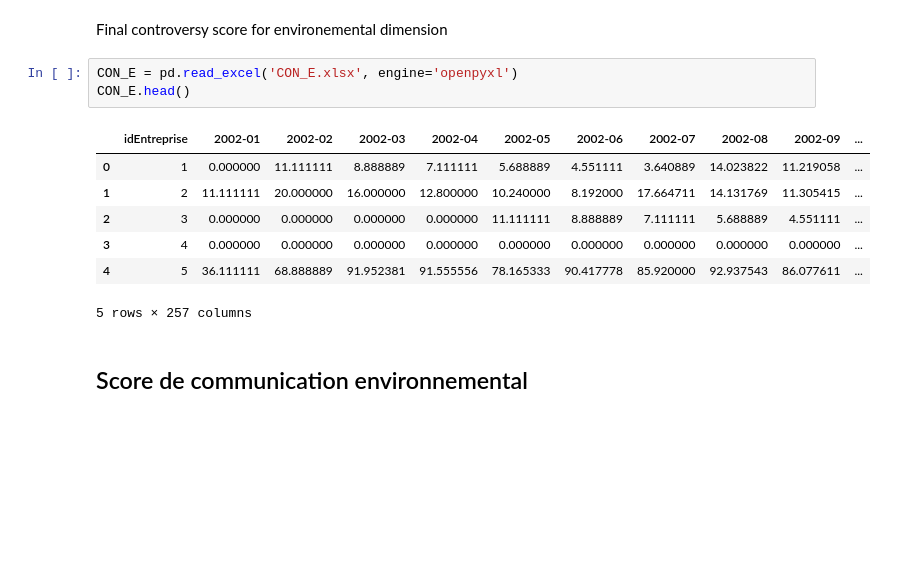
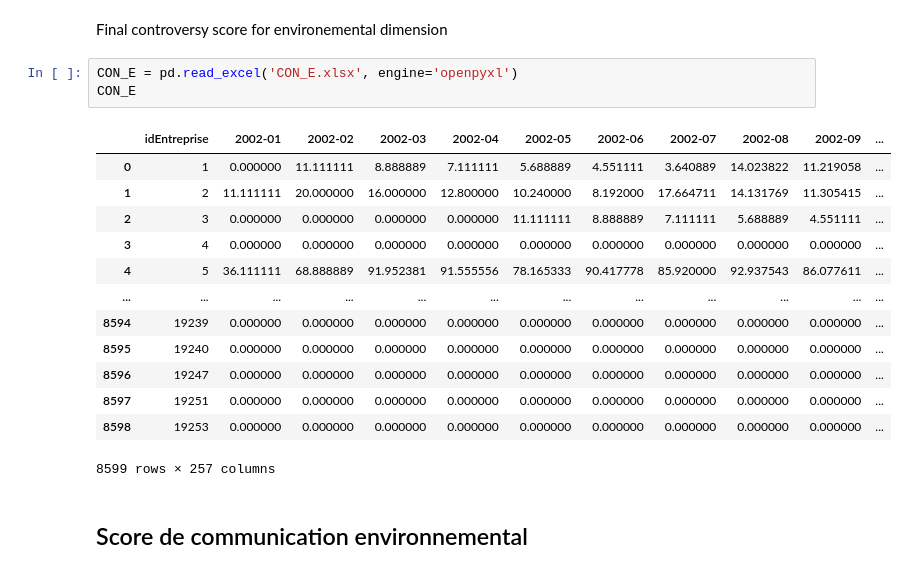
Before and after one commit to tgarnier067/Stat_app, a Jupyter notebook: Econometrie.ipynb, the cells around one changed output. Saved outputs shown, nothing was run; the diff lists cells and outputs as text; blank space fills up the shorter version.

```diff
--- a/Econometrie.ipynb
+++ b/Econometrie.ipynb
@@ -80,15 +80,21 @@ Diff_z_E.head()
 Final controversy score for environemental dimension
 # %%
 CON_E = pd.read_excel('CON_E.xlsx', engine='openpyxl')
-CON_E.head()
+CON_E
 # %% [output]
 |  | idEntreprise | 2002-01 | 2002-02 | 2002-03 | 2002-04 | 2002-05 | 2002-06 | 2002-07 | 2002-08 | 2002-09 | ... |
 | 0 | 1 | 0.000000 | 11.111111 | 8.888889 | 7.111111 | 5.688889 | 4.551111 | 3.640889 | 14.023822 | 11.219058 | ... |
 | 1 | 2 | 11.111111 | 20.000000 | 16.000000 | 12.800000 | 10.240000 | 8.192000 | 17.664711 | 14.131769 | 11.305415 | ... |
 | 2 | 3 | 0.000000 | 0.000000 | 0.000000 | 0.000000 | 11.111111 | 8.888889 | 7.111111 | 5.688889 | 4.551111 | ... |
 | 3 | 4 | 0.000000 | 0.000000 | 0.000000 | 0.000000 | 0.000000 | 0.000000 | 0.000000 | 0.000000 | 0.000000 | ... |
 | 4 | 5 | 36.111111 | 68.888889 | 91.952381 | 91.555556 | 78.165333 | 90.417778 | 85.920000 | 92.937543 | 86.077611 | ... |
+| ... | ... | ... | ... | ... | ... | ... | ... | ... | ... | ... | ... |
+| 8594 | 19239 | 0.000000 | 0.000000 | 0.000000 | 0.000000 | 0.000000 | 0.000000 | 0.000000 | 0.000000 | 0.000000 | ... |
+| 8595 | 19240 | 0.000000 | 0.000000 | 0.000000 | 0.000000 | 0.000000 | 0.000000 | 0.000000 | 0.000000 | 0.000000 | ... |
+| 8596 | 19247 | 0.000000 | 0.000000 | 0.000000 | 0.000000 | 0.000000 | 0.000000 | 0.000000 | 0.000000 | 0.000000 | ... |
+| 8597 | 19251 | 0.000000 | 0.000000 | 0.000000 | 0.000000 | 0.000000 | 0.000000 | 0.000000 | 0.000000 | 0.000000 | ... |
+| 8598 | 19253 | 0.000000 | 0.000000 | 0.000000 | 0.000000 | 0.000000 | 0.000000 | 0.000000 | 0.000000 | 0.000000 | ... |
-5 rows × 257 columns
+8599 rows × 257 columns
 # %% [markdown]
 ## Score de communication environnemental
 # %%
```
Also changed, not shown: parts of 29 cells of this notebook.
